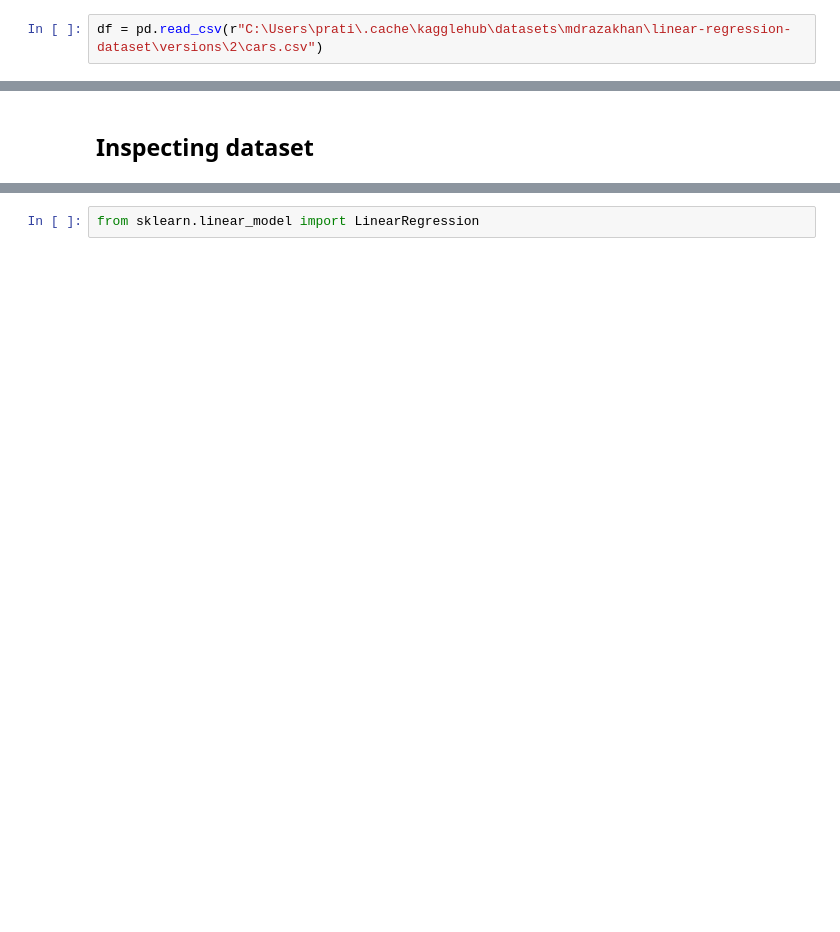
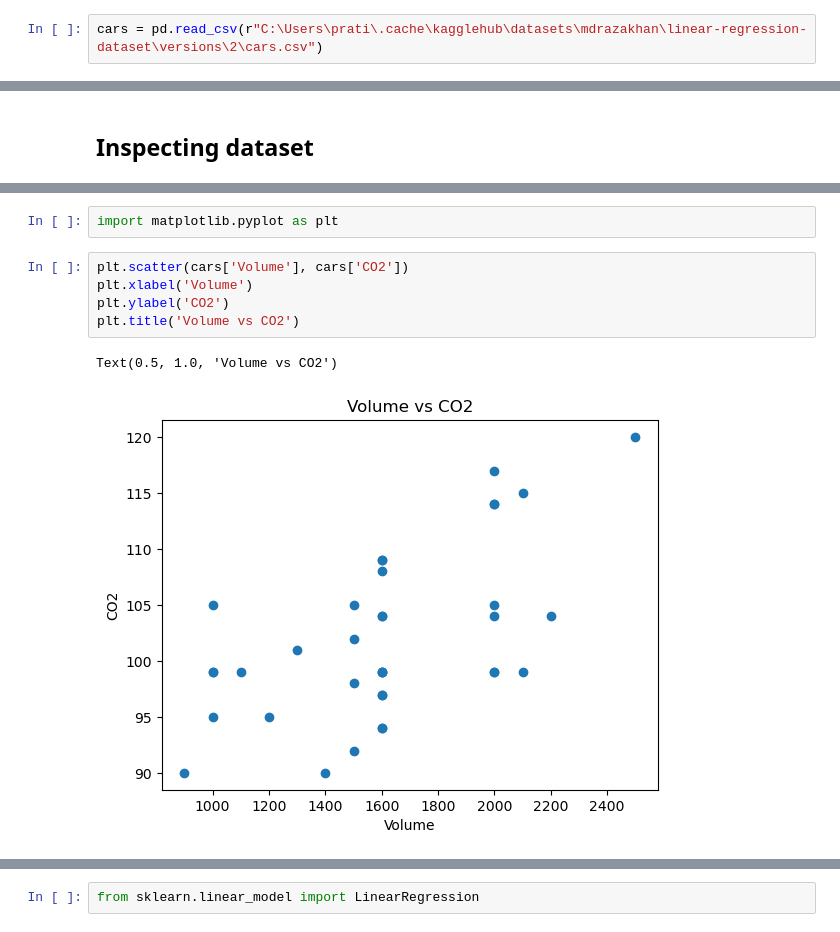
Before and after one commit to PratikG091202/Learning-Regression, a Jupyter notebook: Linear Regression problem 1.ipynb, the cells around one changed output, grey strips where cells are left out. Cells and saved outputs as stored; diff of their text form; blank space fills up the shorter version.

```diff
--- a/Linear Regression problem 1.ipynb
+++ b/Linear Regression problem 1.ipynb
@@ -18,4 +18,4 @@ Path to dataset files: C:\Users\prati\.cache\kagglehub\datasets\mdrazakhan\linea
 # %%
 import pandas as pd
 # %%
-df = pd.read_csv(r"C:\Users\prati\.cache\kagglehub\datasets\mdrazakhan\linear-regression-dataset\versions\2\cars.csv")
+cars = pd.read_csv(r"C:\Users\prati\.cache\kagglehub\datasets\mdrazakhan\linear-regression-dataset\versions\2\cars.csv")
@@ -80,0 +76,10 @@ Y = df['CO2']
+# %%
+import matplotlib.pyplot as plt
+# %%
+plt.scatter(cars['Volume'], cars['CO2'])
+plt.xlabel('Volume')
+plt.ylabel('CO2')
+plt.title('Volume vs CO2')
+# %% [output]
+Text(0.5, 1.0, 'Volume vs CO2')
+[figure, added]
```
Also changed, not shown: parts of 84 cells of this notebook.
